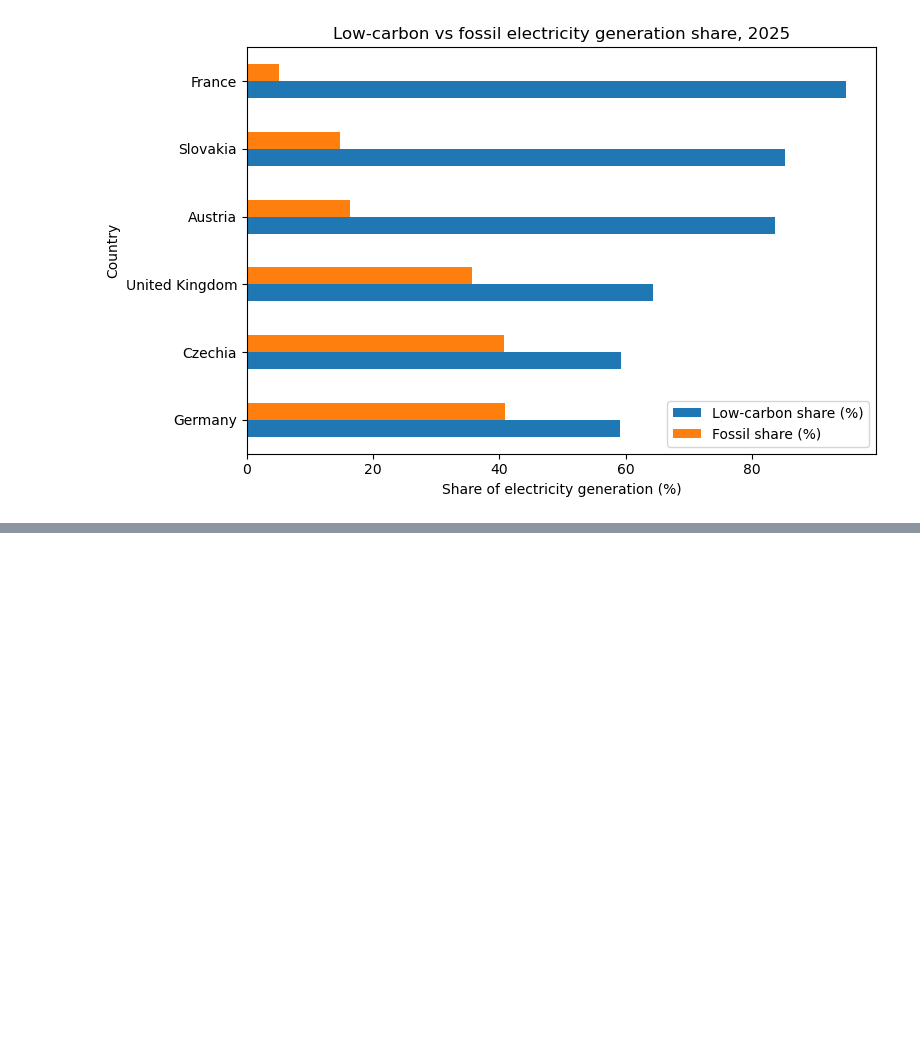
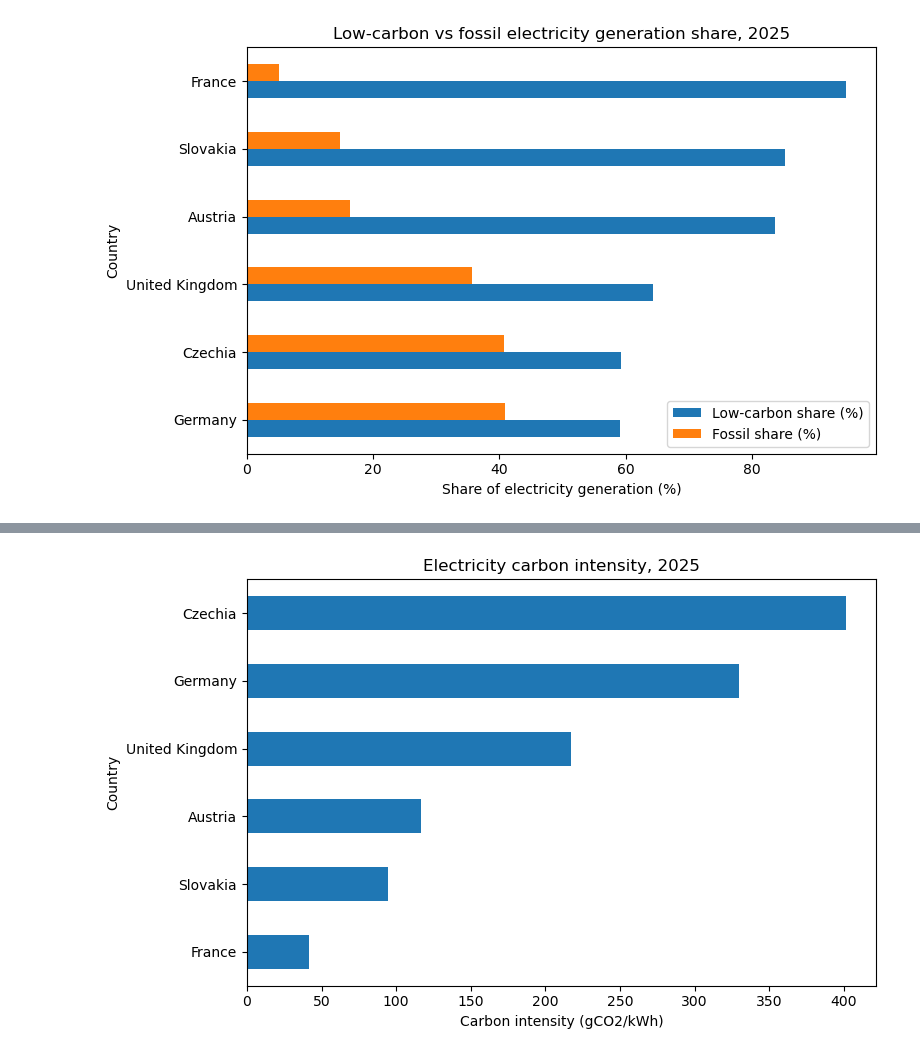
Before and after one commit to goodchoyce/nuclear-prices-carbon-europe, a Jupyter notebook: notebooks/01_dataset_review.ipynb, the cells around one changed output, grey strips where cells are left out. Drawn from its saved outputs; the diff is of its cells as text; code cells hidden in the pictures; blank space fills up the shorter version.

Commit message:
Add carbon intensity comparison

```diff
--- a/notebooks/01_dataset_review.ipynb
+++ b/notebooks/01_dataset_review.ipynb
@@ -355,0 +365,16 @@ plt.show()
+# %%
+carbon_intensity = df_selected[
+    (df_selected["variable"] == "CO2 intensity") &
+    (df_selected["unit"] == "gCO2/kWh") &
+    (df_selected["year"] == latest_year)
+].copy()
+
+carbon_intensity_table = carbon_intensity[
+    ["area", "year", "value"]
+].rename(columns={
+    "area": "Country",
+    "year": "Year",
+    "value": "Carbon intensity (gCO2/kWh)"
+}).sort_values("Carbon intensity (gCO2/kWh)")
+
+carbon_intensity_table
@@ -355,0 +389,16 @@ plt.show()
+# %%
+ax = carbon_intensity_table.set_index("Country")[
+    "Carbon intensity (gCO2/kWh)"
+].sort_values().plot(
+    kind="barh",
+    figsize=(8, 5)
+)
+
+ax.set_title(f"Electricity carbon intensity, {latest_year}")
+ax.set_xlabel("Carbon intensity (gCO2/kWh)")
+ax.set_ylabel("Country")
+
+plt.tight_layout()
+plt.show()
+# %% [output]
+[figure, added]
```
Also changed, not shown: parts of 3 cells of this notebook.
